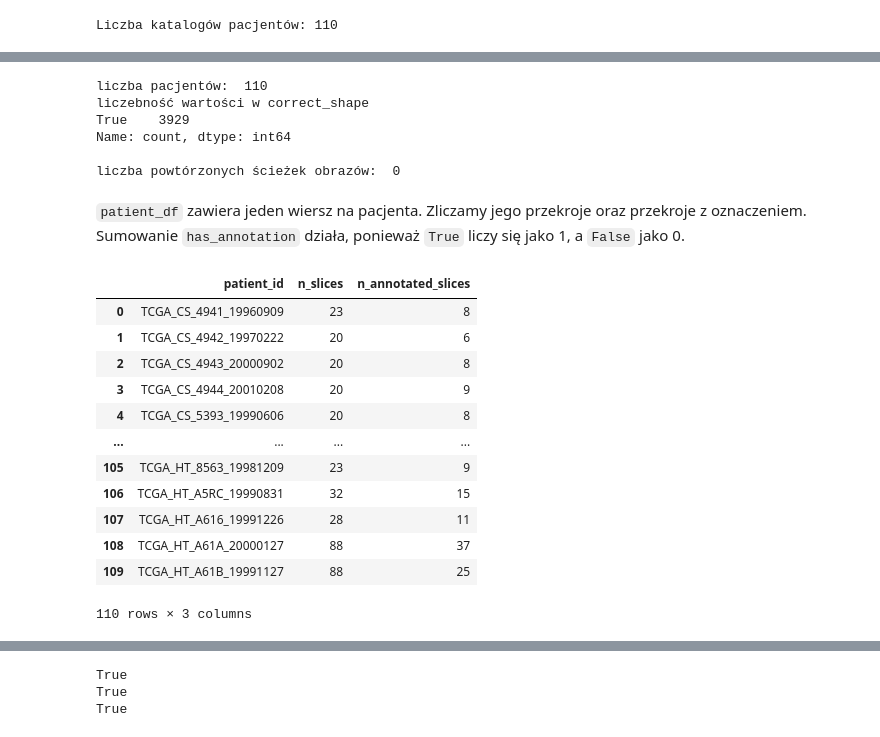
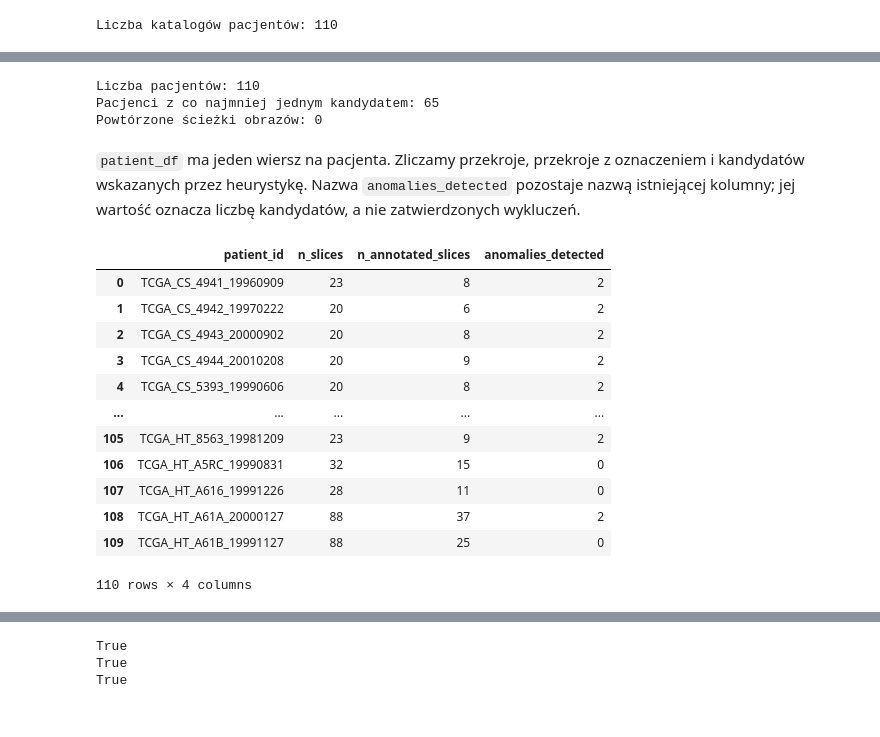
Before and after one commit to m1hu/inzynierka, a Jupyter notebook: notebooks/01_data_exploration.ipynb, the cells around one changed output, grey strips where cells are left out. Cells and saved outputs as stored; diff of their text form; code cells hidden in the pictures.

Commit message:
Add image quality checks and document anomaly detection

```diff
--- a/notebooks/01_data_exploration.ipynb
+++ b/notebooks/01_data_exploration.ipynb
@@ -64,6 +279,7 @@ Każda maska sparowana jest obecnie odczytywana w obu pętlach — pozostawiamy
 missing_masks = []
 orphan_masks = []
 shape_errors = []
+anomaly_candidates = []
 checked_pairs = 0
 
 image_dtypes = set()
@@ -90,19 +306,24 @@ for p_dir in patients_dir:
             mask = tifffile.imread(mask_path)
             checked_pairs += 1
 
-            pair = {}
-            pair["patient_id"] = p_dir.name
-            pair["image_path"] = str(image_path)
-            pair["mask_path"] = str(mask_path)
-            pair["correct_shape"] = (image.shape == (256, 256, 3) and mask.shape == (256, 256))
-            pair["slice_id"] = int(image_path.stem.rsplit("_", 1)[1])
-            pair["foreground_pixels"] = np.count_nonzero(mask)
-            pair["has_annotation"] = bool(pair["foreground_pixels"] > 0)
-            records.append(pair)
-
             if image.shape != (256, 256, 3) or mask.shape != (256, 256):
                 shape_errors.append((image_path, image.shape, mask.shape))
+            else:
+                flag = check_anomaly(image)
 
+                pair = {}
+                pair["patient_id"] = p_dir.name
+                pair["image_path"] = str(image_path)
+                pair["mask_path"] = str(mask_path)
+                pair["slice_id"] = int(image_path.stem.rsplit("_", 1)[1])
+                pair["foreground_pixels"] = np.count_nonzero(mask)
+                pair["has_annotation"] = bool(pair["foreground_pixels"] > 0)
+                pair["anomaly_candidate"] = flag
+
+                records.append(pair)
+
+                if flag:
+                    anomaly_candidates.append(str(image_path))
 
     for mask_path in patient_dir_masks:
         image_name = mask_path.stem.removesuffix("_mask") + mask_path.suffix
@@ -118,6 +339,7 @@ for p_dir in patients_dir:
 print("Brakujące maski:", len(missing_masks))
 print("Błędy wymiarów:", len(shape_errors))
 print("Maski bez obrazu:", len(orphan_masks))
+print("Potencjalne anomalie:", len(anomaly_candidates))
 print("Typy obrazów:", image_dtypes)
 print("Typy masek:", mask_dtypes)
 print("Wartości masek:", sorted(int(value) for value in mask_values))
@@ -154,35 +380,37 @@ Dotychczasowy wynik: 110 pacjentów, 3929 poprawnych wymiarowo par i brak duplik
 # %%
-print("liczba pacjentów: ", df["patient_id"].nunique())
-print("liczebność wartości w", df["correct_shape"].value_counts())
-print("\nliczba powtórzonych ścieżek obrazów: ", df["image_path"].duplicated().sum())
+print("Liczba pacjentów:", df["patient_id"].nunique())
+print(
+    "Pacjenci z co najmniej jednym kandydatem:",
+    df.loc[df["anomaly_candidate"], "patient_id"].nunique(),
+)
+print("Powtórzone ścieżki obrazów:", df["image_path"].duplicated().sum())
 # %% [output]
-liczba pacjentów:  110
-liczebność wartości w correct_shape
-True    3929
-Name: count, dtype: int64
-
-liczba powtórzonych ścieżek obrazów:  0
+Liczba pacjentów: 110
+Pacjenci z co najmniej jednym kandydatem: 65
+Powtórzone ścieżki obrazów: 0
 # %% [markdown]
-`patient_df` zawiera jeden wiersz na pacjenta. Zliczamy jego przekroje oraz przekroje z oznaczeniem.
-Sumowanie `has_annotation` działa, ponieważ `True` liczy się jako 1, a `False` jako 0.
+`patient_df` ma jeden wiersz na pacjenta. Zliczamy przekroje, przekroje z oznaczeniem i kandydatów
+wskazanych przez heurystykę. Nazwa `anomalies_detected` pozostaje nazwą istniejącej kolumny;
+jej wartość oznacza liczbę kandydatów, a nie zatwierdzonych wykluczeń.
 # %%
 patient_df = df.groupby("patient_id").agg(
     n_slices=("slice_id", "count"),
-    n_annotated_slices=("has_annotation", "sum")
+    n_annotated_slices=("has_annotation", "sum"),
+    anomalies_detected=("anomaly_candidate", "sum")
 ).reset_index()
 patient_df
 # %% [output]
-|  | patient_id | n_slices | n_annotated_slices |
-| 0 | TCGA_CS_4941_19960909 | 23 | 8 |
-| 1 | TCGA_CS_4942_19970222 | 20 | 6 |
-| 2 | TCGA_CS_4943_20000902 | 20 | 8 |
-| 3 | TCGA_CS_4944_20010208 | 20 | 9 |
-| 4 | TCGA_CS_5393_19990606 | 20 | 8 |
-| ... | ... | ... | ... |
-| 105 | TCGA_HT_8563_19981209 | 23 | 9 |
-| 106 | TCGA_HT_A5RC_19990831 | 32 | 15 |
-| 107 | TCGA_HT_A616_19991226 | 28 | 11 |
-| 108 | TCGA_HT_A61A_20000127 | 88 | 37 |
-| 109 | TCGA_HT_A61B_19991127 | 88 | 25 |
+|  | patient_id | n_slices | n_annotated_slices | anomalies_detected |
+| 0 | TCGA_CS_4941_19960909 | 23 | 8 | 2 |
+| 1 | TCGA_CS_4942_19970222 | 20 | 6 | 2 |
+| 2 | TCGA_CS_4943_20000902 | 20 | 8 | 2 |
+| 3 | TCGA_CS_4944_20010208 | 20 | 9 | 2 |
+| 4 | TCGA_CS_5393_19990606 | 20 | 8 | 2 |
+| ... | ... | ... | ... | ... |
+| 105 | TCGA_HT_8563_19981209 | 23 | 9 | 2 |
+| 106 | TCGA_HT_A5RC_19990831 | 32 | 15 | 0 |
+| 107 | TCGA_HT_A616_19991226 | 28 | 11 | 0 |
+| 108 | TCGA_HT_A61A_20000127 | 88 | 37 | 2 |
+| 109 | TCGA_HT_A61B_19991127 | 88 | 25 | 0 |
-110 rows × 3 columns
+110 rows × 4 columns
 # %% [markdown]
```
Also changed, not shown: parts of 30 cells of this notebook, 6 other files.
